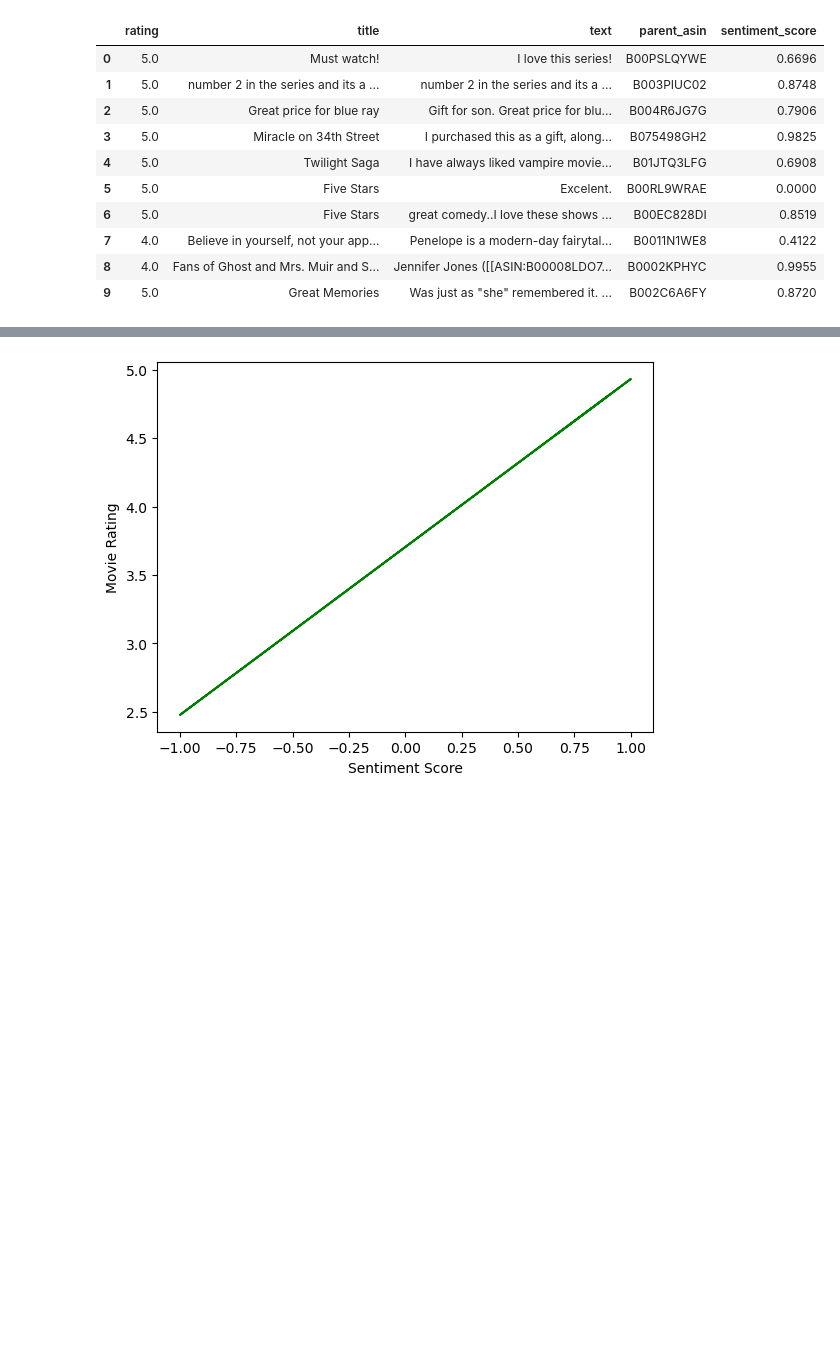
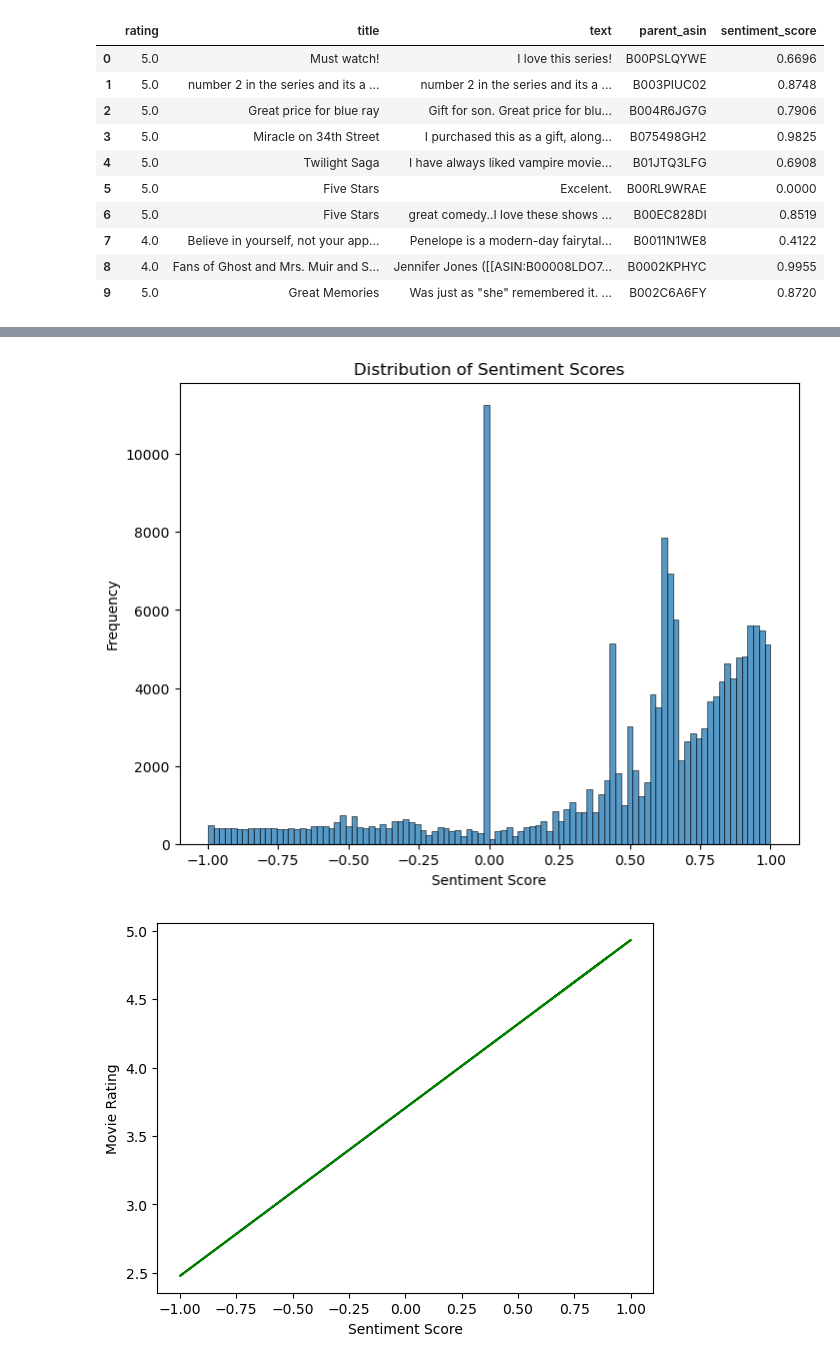
Before and after one commit to Ethan-code-1/DS_4002_Project1, a Jupyter notebook: SCRIPTS/project 1 analysis(3).ipynb, the cells around one changed output, grey strips where cells are left out. Drawn from its saved outputs; the diff is of its cells as text; code cells hidden in the pictures; blank space fills up the shorter version.

```diff
--- a/SCRIPTS/project 1 analysis(3).ipynb
+++ b/SCRIPTS/project 1 analysis(3).ipynb
@@ -218,3 +250,13 @@ Total reviews 154639
+# %%
+# Histogram for sentiment distribution for data appendix
+plt.figure(figsize=(8, 6)) # Adjust figure size for better readability
+sns.histplot(sentiment_scores, discrete=False, kde=False)
+plt.title("Distribution of Sentiment Scores")
+plt.xlabel("Sentiment Score")
+plt.ylabel("Frequency")
+plt.show()
+# %% [output]
+[figure, added]
 # %%
 #transform rating and sentiment score columns to an array
 y = rev_df_s['rating'].to_numpy()
```
Also changed, not shown: parts of 2 cells of this notebook, 3 other files.
